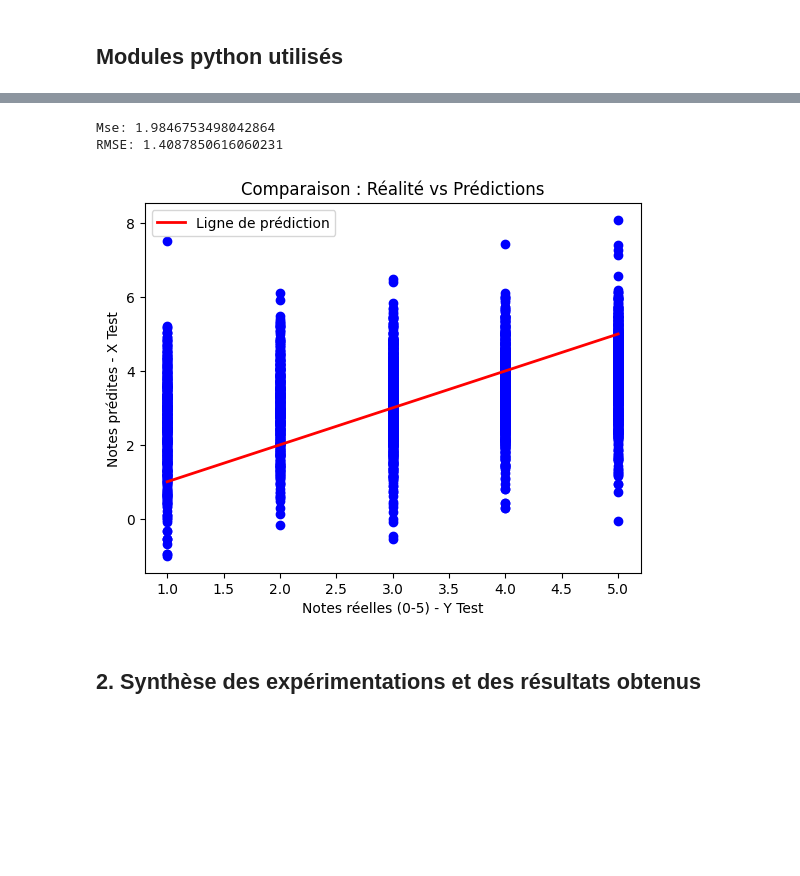
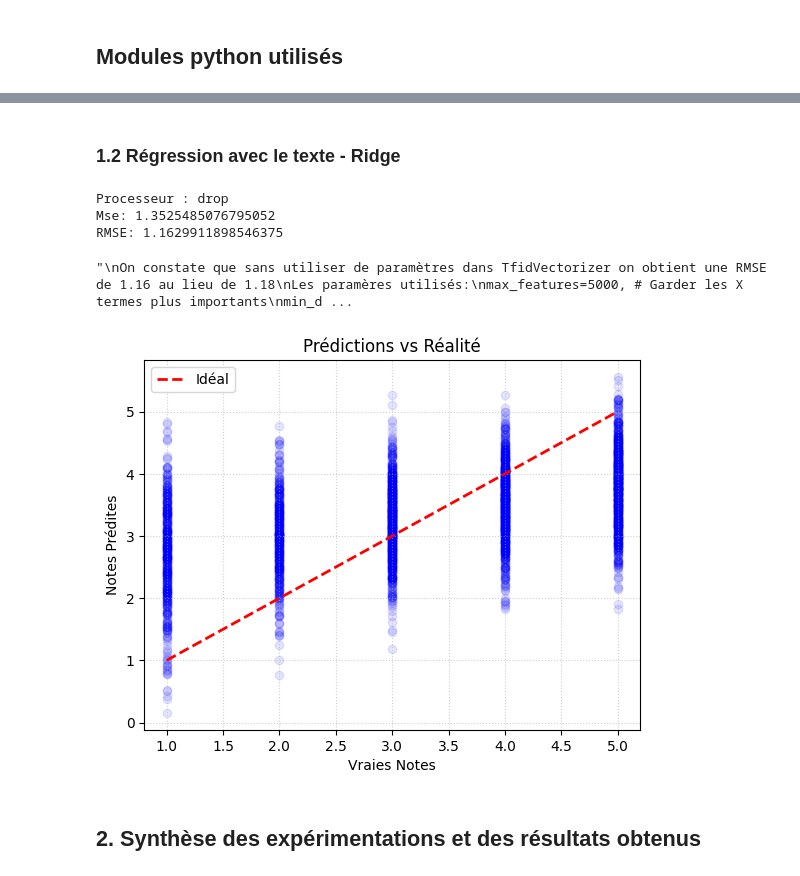
Before and after one commit to Rikvalix/NLP_customers_reviews, a Jupyter notebook: notebook-4_regression-lineaire.ipynb, the cells around one changed output, grey strips where cells are left out. Drawn from its saved outputs; the diff is of its cells as text; code cells hidden in the pictures; blank space fills up the shorter version.

```diff
--- a/notebook-4_regression-lineaire.ipynb
+++ b/notebook-4_regression-lineaire.ipynb
@@ -60,21 +76,56 @@ ValueError: For a sparse output, all columns should be a numeric or convertible
-# %%
-# Mse
-mse = mean_squared_error(y_test,prediction)
-
-print(f"Mse: {mse}")
-print(f"RMSE: {math.sqrt(mse)}")
-
-plt.scatter(y_test, prediction,color="blue")
-plt.plot([1,5], [1,5], color="red", lw=2, label="Ligne de prédiction")
-
-plt.xlabel("Notes réelles (0-5) - Y Test")
-plt.ylabel("Notes prédites - X Test")
-plt.title("Comparaison : Réalité vs Prédictions")
-plt.legend()
-plt.show()
-# %% [output]
-Mse: 1.9846753498042864
-RMSE: 1.4087850616060231
-[figure, removed]
+# %% [markdown]
+### 1.2 Régression avec le texte - Ridge
+# %%
+# On défini les différents transformeurs
+processeur = ColumnTransformer(
+    remainder='drop',
+    transformers=[
+        ('review', TfidfVectorizer(),
+         'text_'),
+    ]
+)
+
+print(f"Processeur : {processeur.remainder}")
+
+model = Pipeline([
+    ('preprocessor', processeur),
+    ('classifier', Ridge())
+])
+
+reg = model.fit(X=x_train,y=y_train)
+
+prediction = reg.predict(x_test)
+
+mse = mean_squared_error(y_test,prediction)
+
+print(f"Mse: {mse}")
+print(f"RMSE: {math.sqrt(mse)}")
+
+
+plt.scatter(y_test, prediction, color='blue', alpha=0.1)
+
+# La ligne rouge diagonale (l'idéal à atteindre)
+plt.plot([1, 5], [1, 5], color='red', linestyle='--', linewidth=2, label='Idéal')
+
+plt.title('Prédictions vs Réalité')
+plt.xlabel('Vraies Notes')
+plt.ylabel('Notes Prédites')
+plt.legend()
+plt.grid(True, linestyle=':', alpha=0.6)
+
+"""
+On constate que sans utiliser de paramètres dans TfidVectorizer on obtient une RMSE de 1.16 au lieu de 1.18
+Les paramères utilisés:
+max_features=5000, # Garder les X termes plus importants
+min_df=10, # Ignorer les mots avec une rareté inférieur à 5
+ngram_range=(1,2), # Capte les expressions de 2 mots
+stop_words='english'
+"""
+# %% [output]
+Processeur : drop
+Mse: 1.3525485076795052
+RMSE: 1.1629911898546375
+"\nOn constate que sans utiliser de paramètres dans TfidVectorizer on obtient une RMSE de 1.16 au lieu de 1.18\nLes paramères utilisés:\nmax_features=5000, # Garder les X termes plus importants\nmin_d ...
+[figure, added]
 # %% [markdown]
 ## 2. Synthèse des expérimentations et des résultats obtenus
```
Also changed, not shown: parts of 6 cells of this notebook, 1 other file.
